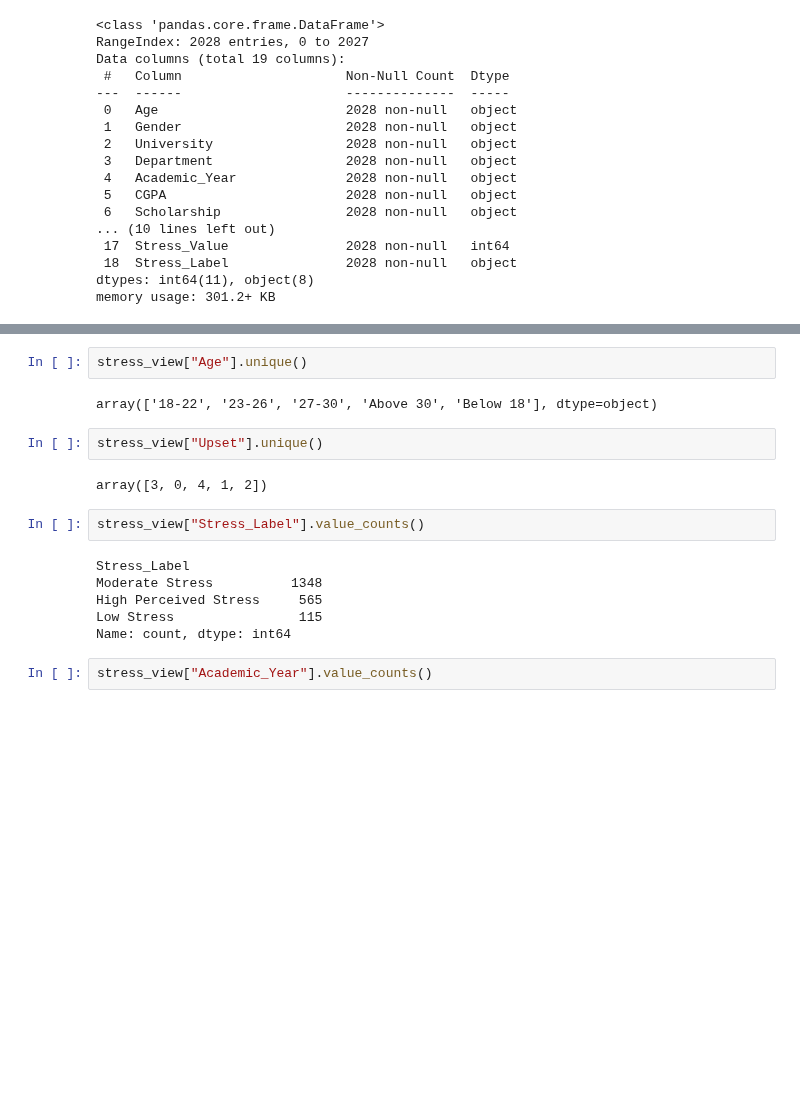
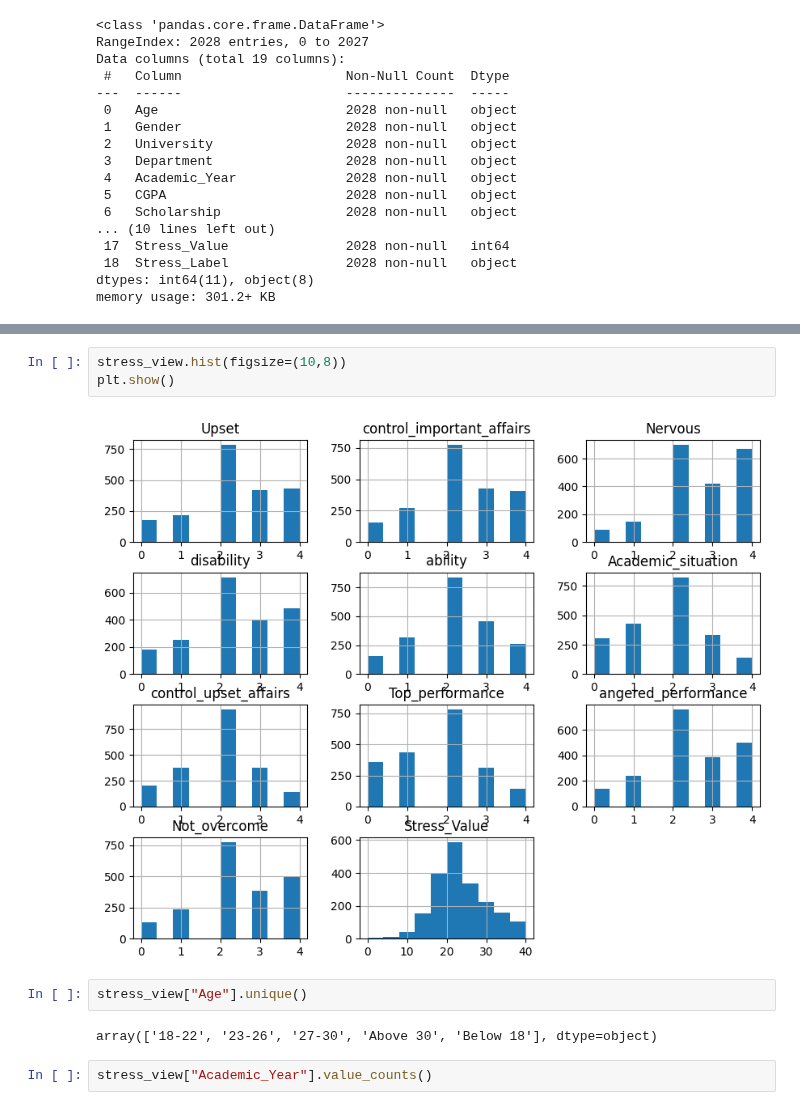
Before and after one commit to salmanafzali/Student-Stress-Level-, a Jupyter notebook: stress.ipynb, the cells around one changed output, grey strips where cells are left out. Saved outputs shown, nothing was run; the diff lists cells and outputs as text; blank space fills up the shorter version.

```diff
--- a/stress.ipynb
+++ b/stress.ipynb
@@ -123,22 +134,15 @@ stress_view.describe()
 | 50% | 2.000000 | 2.000000 | 3.000000 | 2.000000 | 2.000000 | 2.000000 | 2.000000 | ... |
 | 75% | 3.000000 | 3.000000 | 4.000000 | 3.000000 | 3.000000 | 2.000000 | 3.000000 | ... |
 | max | 4.000000 | 4.000000 | 4.000000 | 4.000000 | 4.000000 | 4.000000 | 4.000000 | ... |
+# %%
+stress_view.hist(figsize=(10,8))
+plt.show()
+# %% [output]
+[figure, added]
 # %%
 stress_view["Age"].unique()
 # %% [output]
 array(['18-22', '23-26', '27-30', 'Above 30', 'Below 18'], dtype=object)
-# %%
-stress_view["Upset"].unique()
-# %% [output]
-array([3, 0, 4, 1, 2])
-# %%
-stress_view["Stress_Label"].value_counts()
-# %% [output]
-Stress_Label
-Moderate Stress          1348
-High Perceived Stress     565
-Low Stress                115
-Name: count, dtype: int64
 # %%
 stress_view["Academic_Year"].value_counts()
 # %% [output]
```
Also changed, not shown: parts of 15 cells of this notebook.
